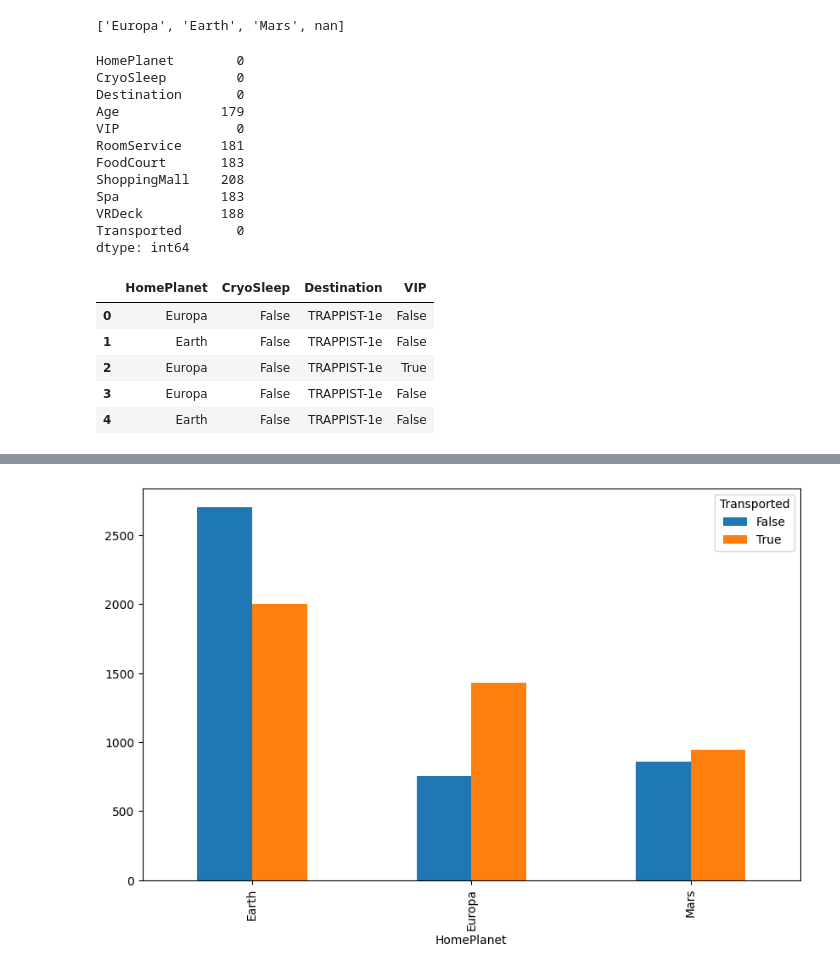
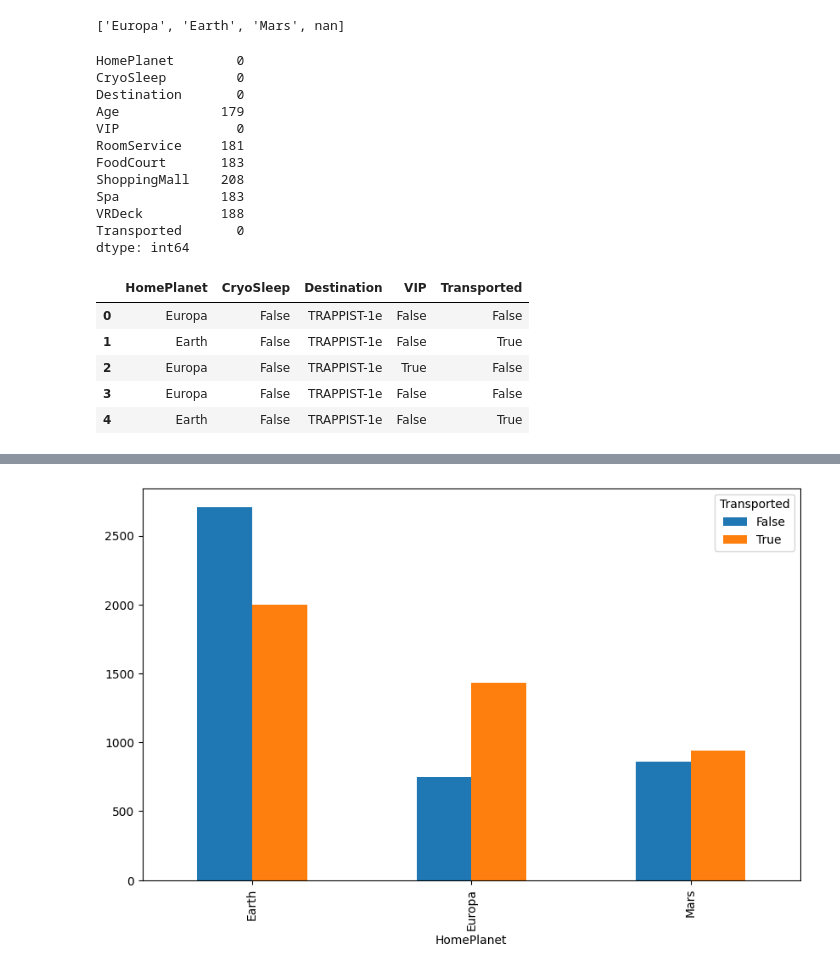
Before and after one commit to IsaacMontano/Spaceship-Titanic, a Jupyter notebook: project.ipynb, the cells around one changed output, grey strips where cells are left out. Drawn from its saved outputs; the diff is of its cells as text; code cells hidden in the pictures.

```diff
--- a/project.ipynb
+++ b/project.ipynb
@@ -109,40 +103,40 @@ def get_random_dict_value_and_update(dict):
     dict[key] -= 1
     if dict[key] == 0:
         del dict[key]
     return key
 
 #Replace each NaN in 'HomePlanet' with a random value from home planet dict
 remove_nans_df['HomePlanet']    = remove_nans_df["HomePlanet"].apply(lambda x: get_random_dict_value_and_update(home_planet_dict) if pd.isnull(x) else x)
 remove_nans_df['Destination']   = remove_nans_df["Destination"].apply(lambda x: get_random_dict_value_and_update(destination_dict) if pd.isnull(x) else x)
 remove_nans_df['CryoSleep']     = remove_nans_df["CryoSleep"].apply(lambda x: get_random_dict_value_and_update(cyrosleep_dict) if pd.isnull(x) else x)
 remove_nans_df['VIP']           = remove_nans_df["VIP"].apply(lambda x: get_random_dict_value_and_update(vip_dict) if pd.isnull(x) else x)
 
 num_nan_values = remove_nans_df.isna().sum()
 print(num_nan_values)
 
 #Dropping columns Age, RoomService, FoodCourt, ShoppingMall, Spa, VRDeck
 #Dropping columns that are not useful
-remove_nans_df = remove_nans_df.drop(columns=["Age", "RoomService", "FoodCourt", "ShoppingMall", "Spa", "VRDeck", "Transported"])
+remove_nans_df = remove_nans_df.drop(columns=["Age", "RoomService", "FoodCourt", "ShoppingMall", "Spa", "VRDeck"])
 remove_nans_df.head()
 # %% [output]
 HomePlanet        0
 CryoSleep         0
 Destination       0
 Age             179
 VIP               0
 RoomService     181
 FoodCourt       183
 ShoppingMall    208
 Spa             183
 VRDeck          188
 Transported       0
 dtype: int64
-|  | HomePlanet | CryoSleep | Destination | VIP |
-| 0 | Europa | False | TRAPPIST-1e | False |
-| 1 | Earth | False | TRAPPIST-1e | False |
-| 2 | Europa | False | TRAPPIST-1e | True |
-| 3 | Europa | False | TRAPPIST-1e | False |
-| 4 | Earth | False | TRAPPIST-1e | False |
+|  | HomePlanet | CryoSleep | Destination | VIP | Transported |
+| 0 | Europa | False | TRAPPIST-1e | False | False |
+| 1 | Earth | False | TRAPPIST-1e | False | True |
+| 2 | Europa | False | TRAPPIST-1e | True | False |
+| 3 | Europa | False | TRAPPIST-1e | False | False |
+| 4 | Earth | False | TRAPPIST-1e | False | True |
 # %%
 updated_df = remove_nans_df.join(X)
 #Reordering columns so Transported is last and looks nice
```
Also changed, not shown: parts of 7 cells of this notebook.
